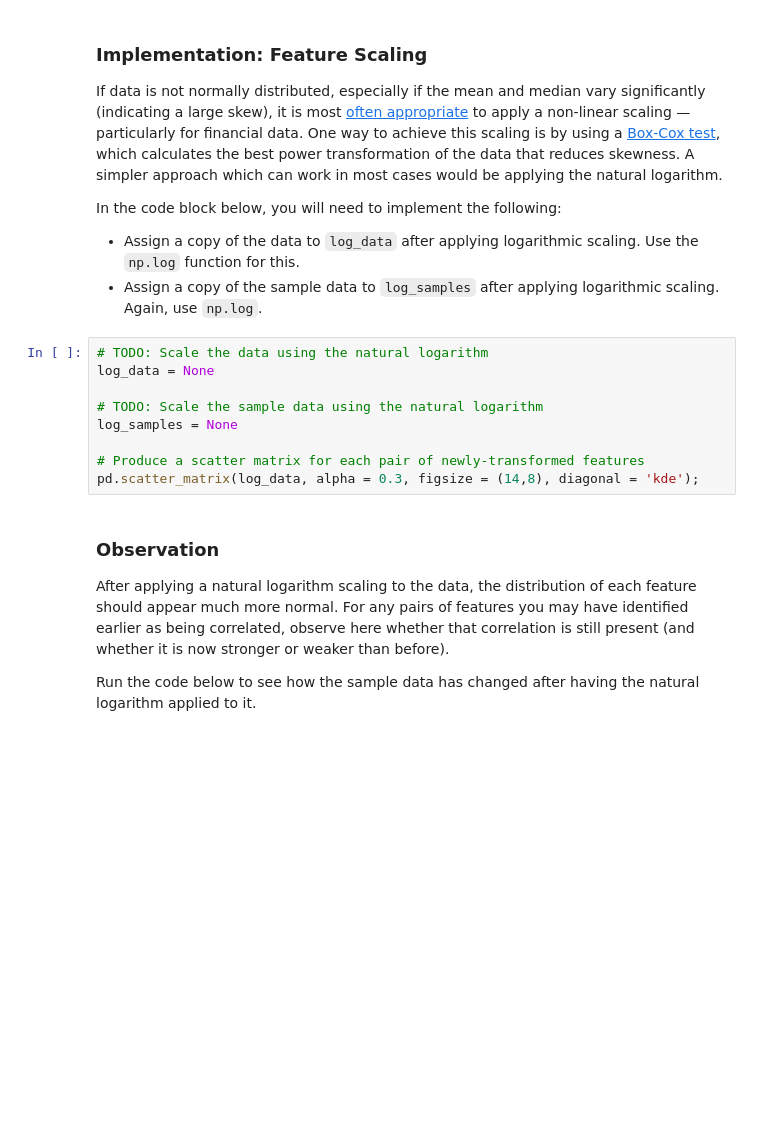
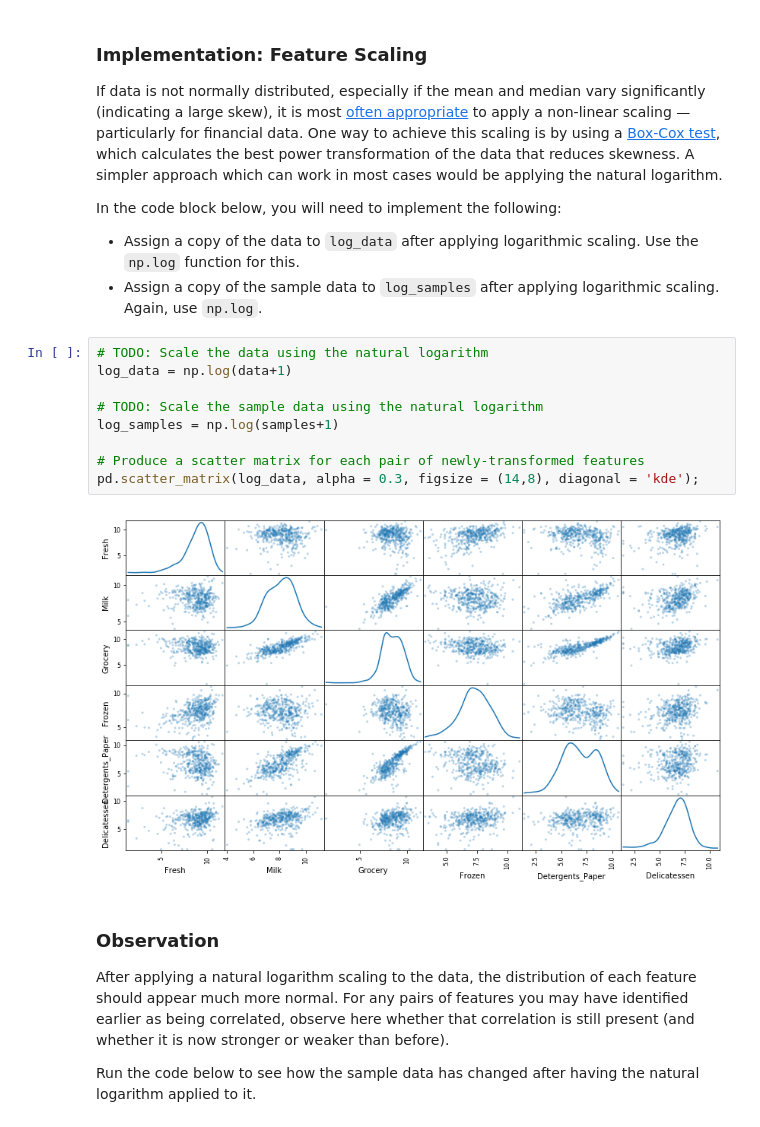
Before and after one commit to kartheekakkur/Customer_segement, a Jupyter notebook: customer_segments.ipynb, the cells around one changed output. Drawn from its saved outputs; the diff is of its cells as text; blank space fills up the shorter version.

```diff
--- a/customer_segments.ipynb
+++ b/customer_segments.ipynb
@@ -209,13 +209,15 @@ In the code block below, you will need to implement the following:
  - Assign a copy of the sample data to `log_samples` after applying logarithmic scaling. Again, use `np.log`.
 # %%
 # TODO: Scale the data using the natural logarithm
-log_data = None
+log_data = np.log(data+1)
 
 # TODO: Scale the sample data using the natural logarithm
-log_samples = None
+log_samples = np.log(samples+1)
 
 # Produce a scatter matrix for each pair of newly-transformed features
 pd.scatter_matrix(log_data, alpha = 0.3, figsize = (14,8), diagonal = 'kde');
+# %% [output]
+[figure, added]
 # %% [markdown]
 ### Observation
 After applying a natural logarithm scaling to the data, the distribution of each feature should appear much more normal. For any pairs of features you may have identified earlier as being correlated, observe here whether that correlation is still present (and whether it is now stronger or weaker than before).
```
Also changed, not shown: parts of 35 cells of this notebook, 1 other file.
